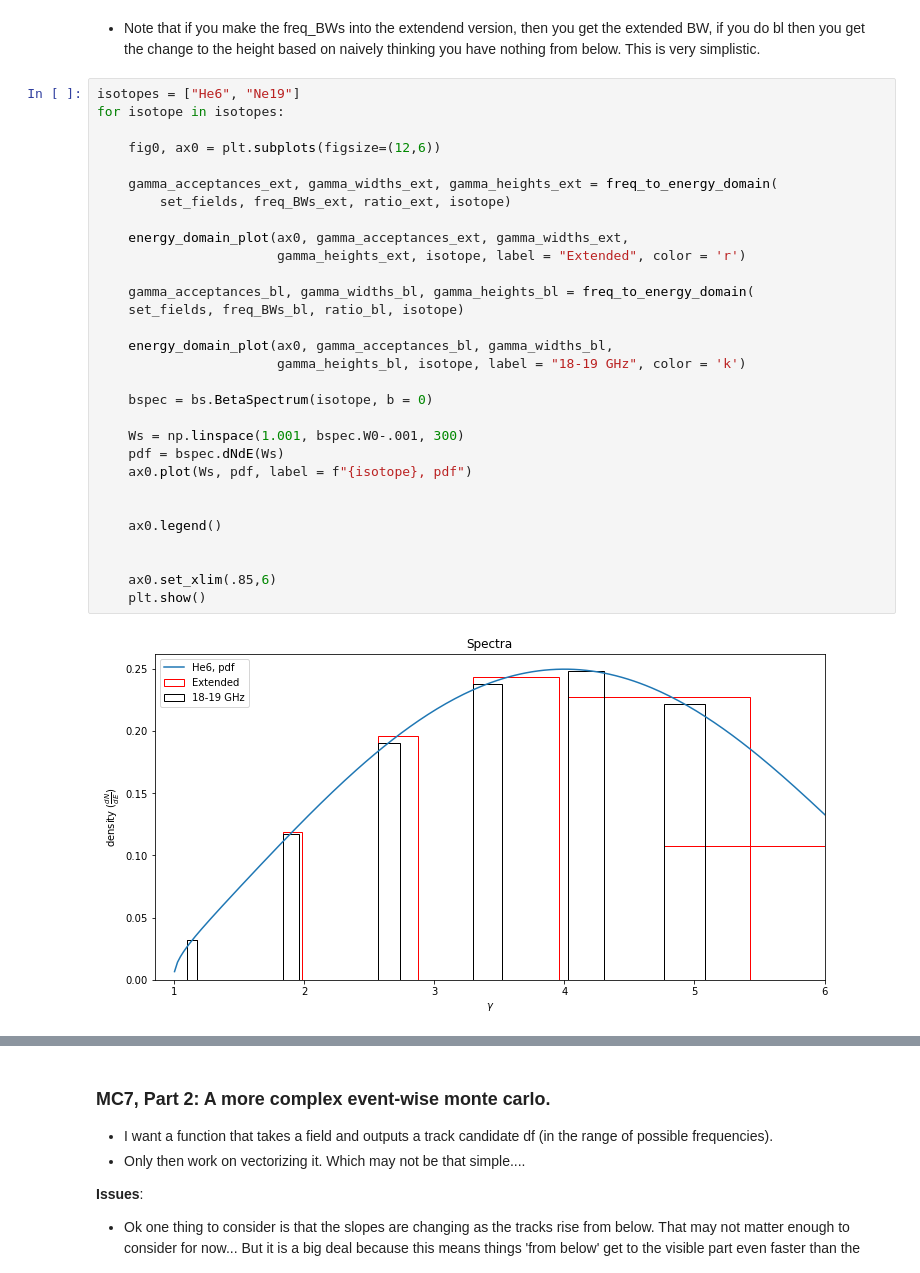
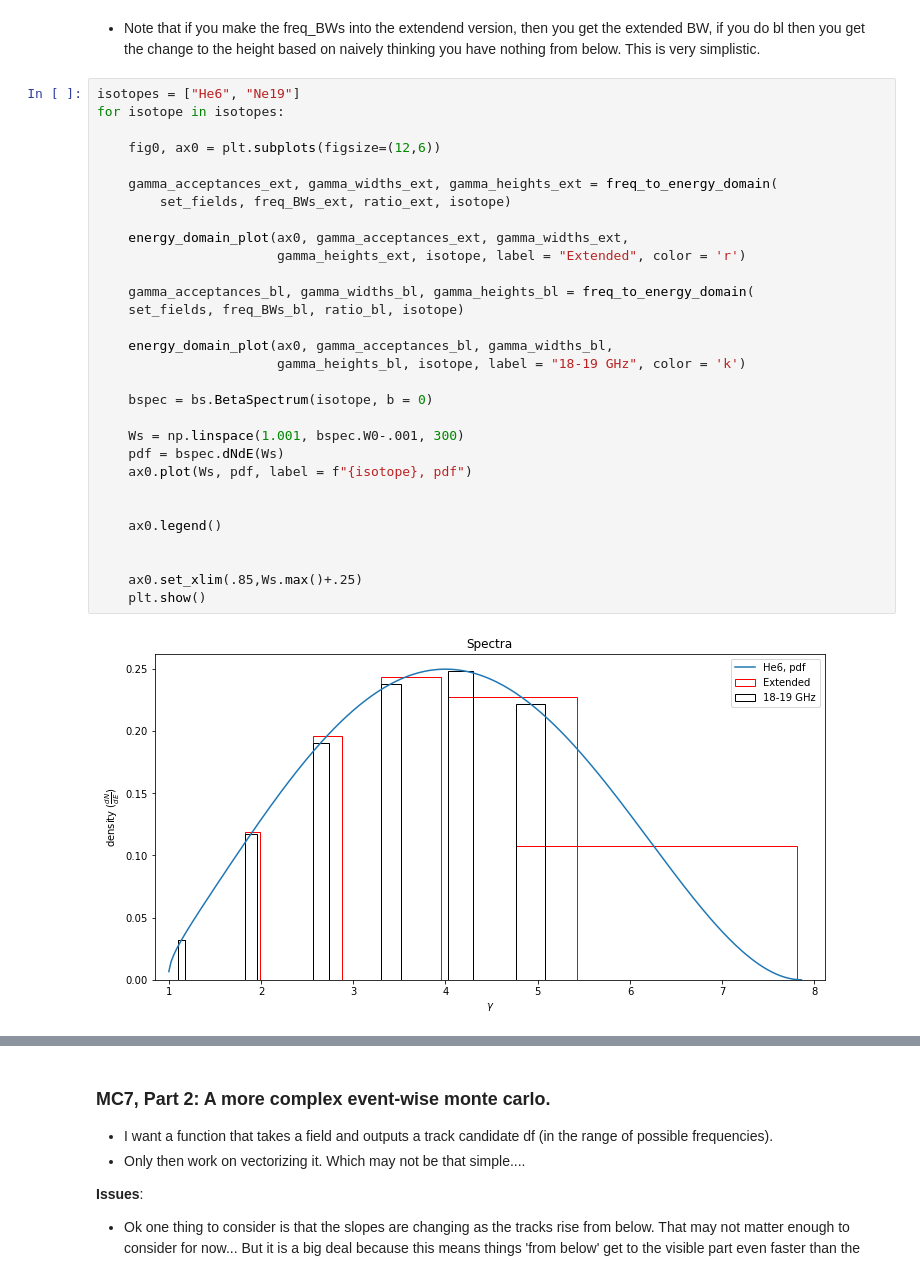
Before and after one commit to drewbyron/rocks-analysis-notebooks, a Jupyter notebook: MC_thesis_studies.ipynb, the cells around one changed output, grey strips where cells are left out. Cells and saved outputs as stored; diff of their text form.

```diff
--- a/MC_thesis_studies.ipynb
+++ b/MC_thesis_studies.ipynb
@@ -1086,32 +1086,32 @@ def energy_domain_plot(ax0, gamma_acceptances, gamma_widths, gamma_heights, isot
 # %%
 isotopes = ["He6", "Ne19"]
 for isotope in isotopes:
 
     fig0, ax0 = plt.subplots(figsize=(12,6))
 
     gamma_acceptances_ext, gamma_widths_ext, gamma_heights_ext = freq_to_energy_domain(
         set_fields, freq_BWs_ext, ratio_ext, isotope)
 
     energy_domain_plot(ax0, gamma_acceptances_ext, gamma_widths_ext,
                        gamma_heights_ext, isotope, label = "Extended", color = 'r')
 
     gamma_acceptances_bl, gamma_widths_bl, gamma_heights_bl = freq_to_energy_domain(
     set_fields, freq_BWs_bl, ratio_bl, isotope)
 
     energy_domain_plot(ax0, gamma_acceptances_bl, gamma_widths_bl,
                        gamma_heights_bl, isotope, label = "18-19 GHz", color = 'k')
 
     bspec = bs.BetaSpectrum(isotope, b = 0)
 
     Ws = np.linspace(1.001, bspec.W0-.001, 300)
     pdf = bspec.dNdE(Ws)
     ax0.plot(Ws, pdf, label = f"{isotope}, pdf")
 
 
     ax0.legend()
 
 
-    ax0.set_xlim(.85,6)
+    ax0.set_xlim(.85,Ws.max()+.25)
     plt.show()
 # %% [output]
-[figure, old version]
+[figure, new version]
```
Also changed, not shown: parts of 9 cells of this notebook, 7 other files.
